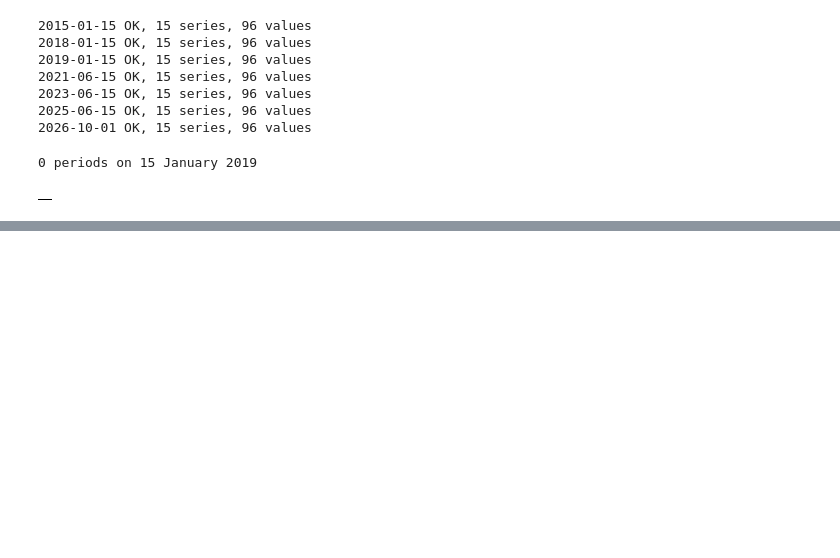
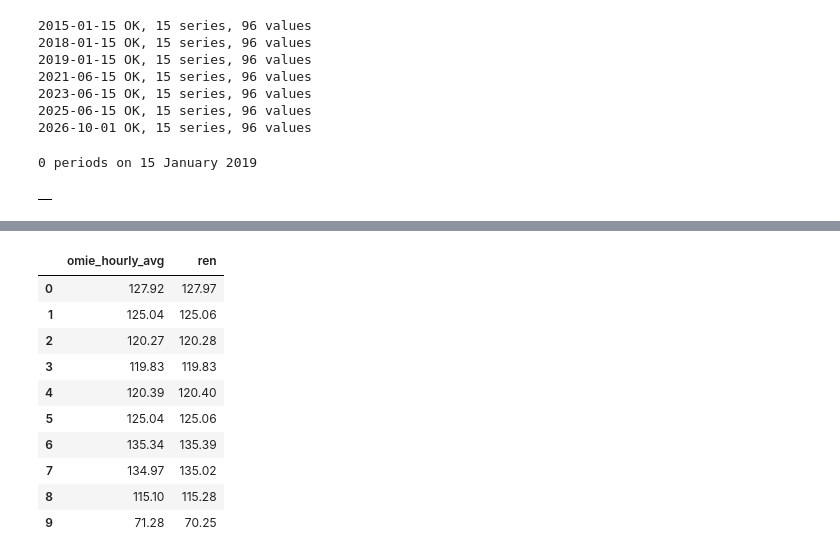
Before and after one commit to josepaulonunes/european-electricity-tracker, a Jupyter notebook: notebooks/01_test_ren_api.ipynb, the cells around one changed output, grey strips where cells are left out. Drawn from its saved outputs; the diff is of its cells as text; code cells hidden in the pictures; blank space fills up the shorter version.

```diff
--- a/notebooks/01_test_ren_api.ipynb
+++ b/notebooks/01_test_ren_api.ipynb
@@ -209,0 +224,26 @@ old_day.head()
+# %%
+# OMIE prices for 15 June 2026, converted from 15-minute periods to hourly averages
+omie_day = read_omie_day("20260615")
+omie_day["hour"] = (omie_day["period"] - 1) // 4
+omie_hourly = omie_day.groupby("hour")["price_pt"].mean()
+
+# REN prices for the same day (the first series is Portugal)
+url = "https://servicebus.ren.pt/datahubapi/electricity/ElectricityMarketPricesDaily"
+response = requests.get(url, params={"culture": "en-US", "date": "2026-06-15"})
+ren_pt = response.json()["series"][0]["data"]
+
+# Put both side by side to compare
+comparison = pd.DataFrame({"omie_hourly_avg": omie_hourly.round(2).values, "ren": ren_pt})
+comparison.head(10)
+# %% [output]
+|  | omie_hourly_avg | ren |
+| 0 | 127.92 | 127.97 |
+| 1 | 125.04 | 125.06 |
+| 2 | 120.27 | 120.28 |
+| 3 | 119.83 | 119.83 |
+| 4 | 120.39 | 120.40 |
+| 5 | 125.04 | 125.06 |
+| 6 | 135.34 | 135.39 |
+| 7 | 134.97 | 135.02 |
+| 8 | 115.10 | 115.28 |
+| 9 | 71.28 | 70.25 |
```
Also changed, not shown: parts of 1 cell of this notebook, 1 other file.
